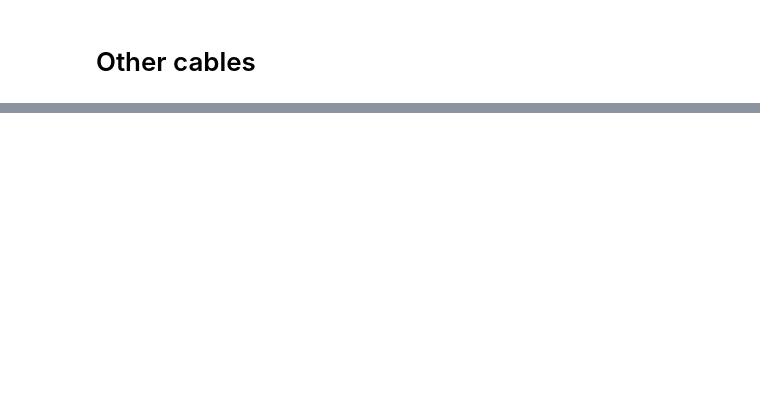
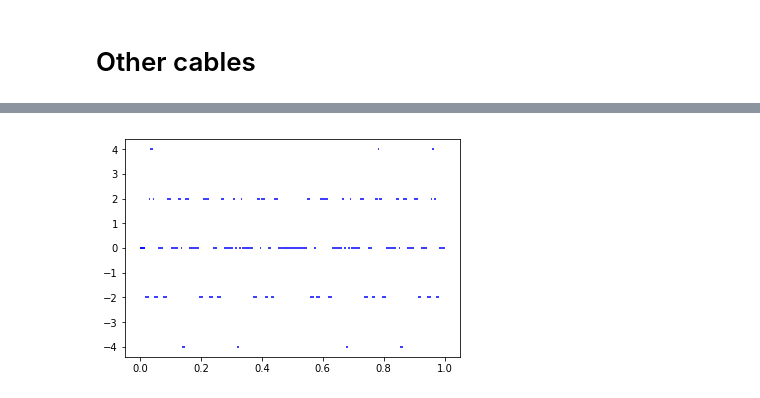
Before and after one commit to mariamarchwicka/signature_function, a Jupyter notebook: main.ipynb, the cells around one changed output, grey strips where cells are left out. Saved outputs shown, nothing was run; the diff lists cells and outputs as text; code cells hidden in the pictures; blank space fills up the shorter version.

```diff
--- a/main.ipynb
+++ b/main.ipynb
@@ -193,0 +293,2 @@ slice_canidate.q_order
+# %%
+_, _, sf = slice_canidate((1, 1, 0, 0, 0,0,0,0))
@@ -193,0 +310,4 @@ slice_canidate.q_order
+# %%
+sf.plot()
+# %% [output]
+[figure, added]
```
Also changed, not shown: parts of 13 cells of this notebook.
